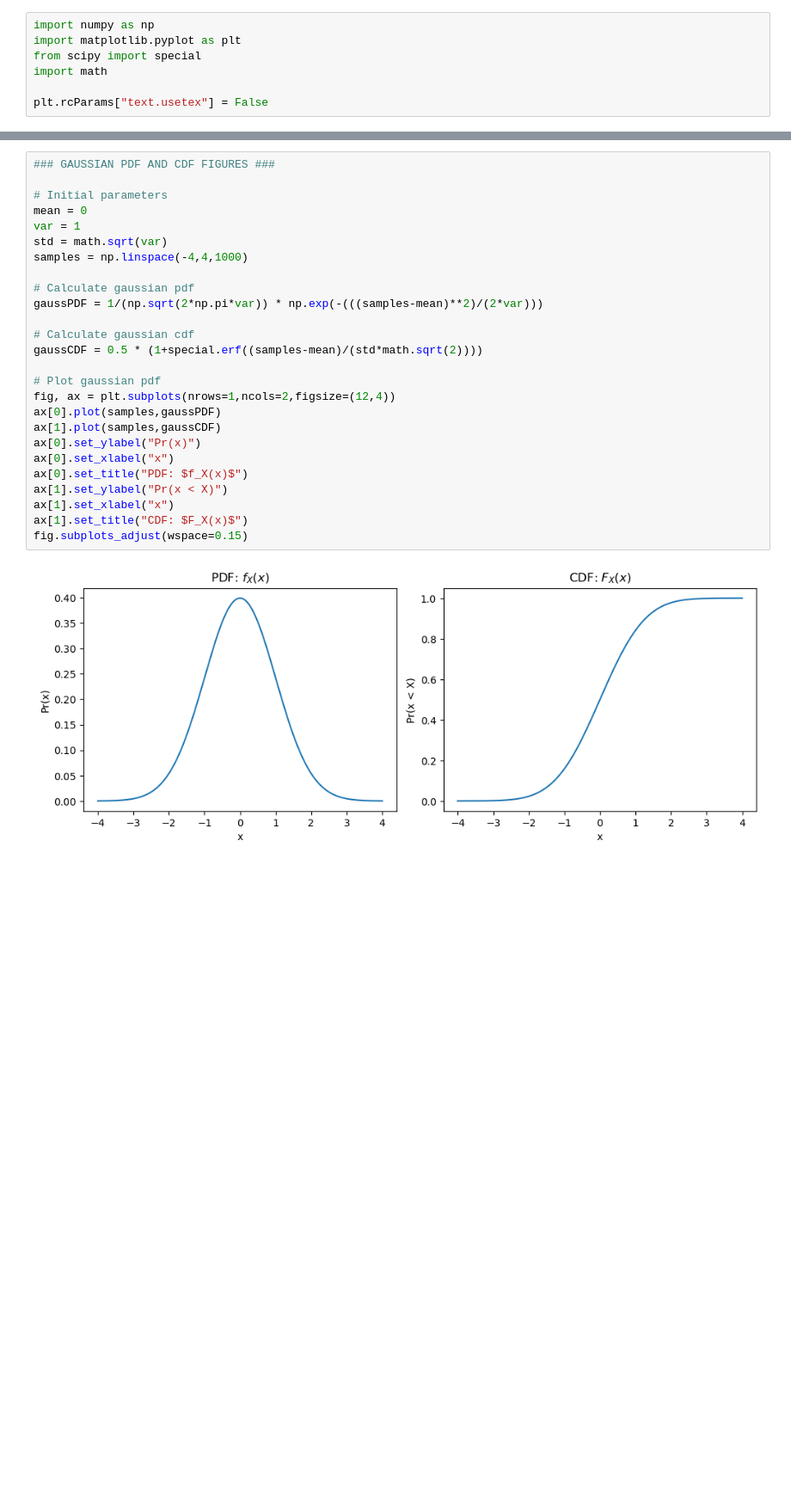
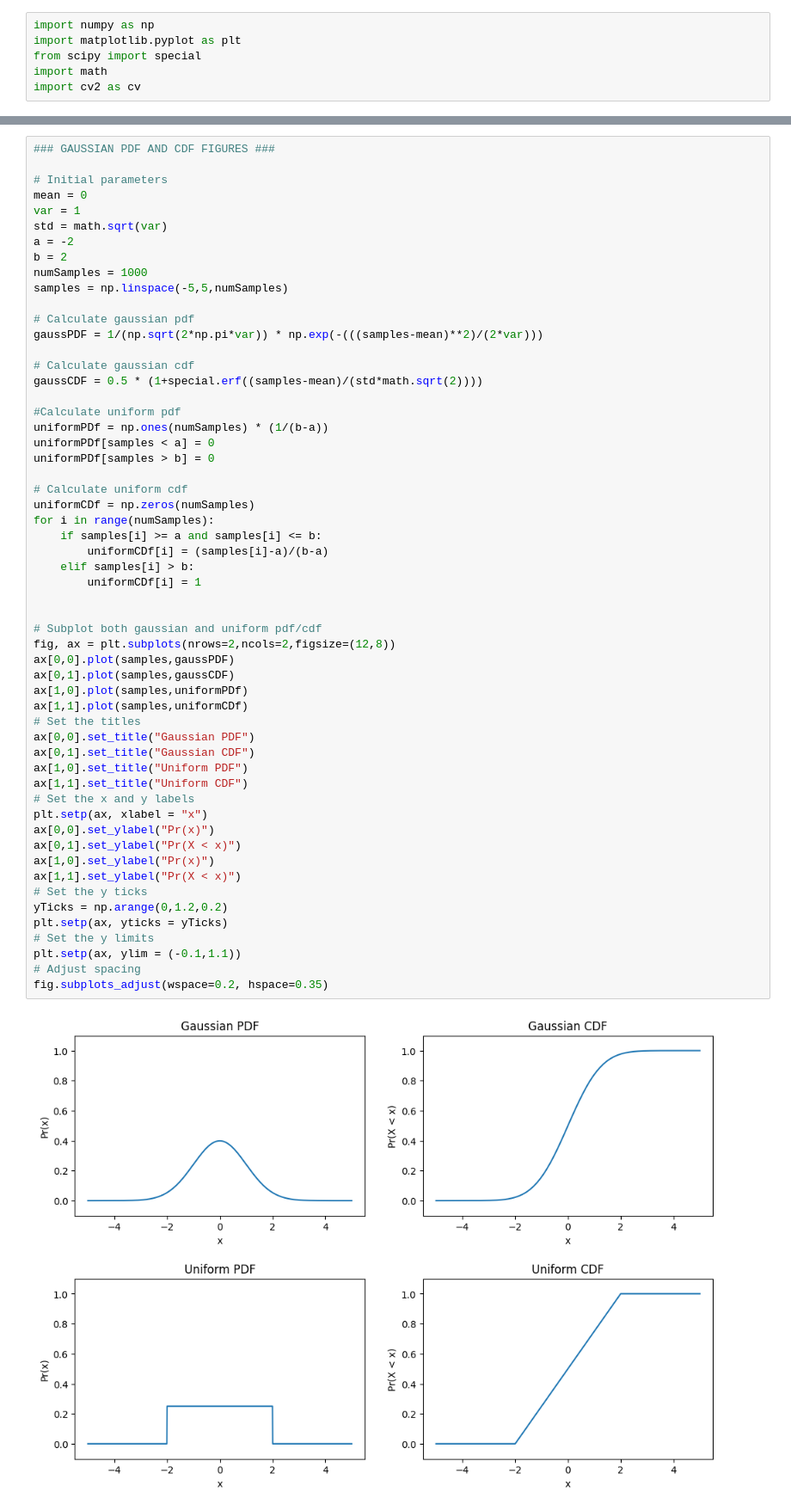
Before and after one commit to IanMcAtee/Histogram-Processing, a Jupyter notebook: figures.ipynb, the cells around one changed output, grey strips where cells are left out. Shown at 86% size. Saved outputs shown, nothing was run; the diff lists cells and outputs as text; blank space fills up the shorter version.

```diff
--- a/figures.ipynb
+++ b/figures.ipynb
@@ -3,5 +3,4 @@ import numpy as np
 import matplotlib.pyplot as plt
 from scipy import special
 import math
-
-plt.rcParams["text.usetex"] = False
+import cv2 as cv
@@ -8,28 +50,58 @@ plt.rcParams["text.usetex"] = False
 # %%
 ### GAUSSIAN PDF AND CDF FIGURES ###
 
 # Initial parameters
 mean = 0
 var = 1
 std = math.sqrt(var)
-samples = np.linspace(-4,4,1000)
+a = -2
+b = 2
+numSamples = 1000
+samples = np.linspace(-5,5,numSamples)
 
 # Calculate gaussian pdf
 gaussPDF = 1/(np.sqrt(2*np.pi*var)) * np.exp(-(((samples-mean)**2)/(2*var)))
 
 # Calculate gaussian cdf
 gaussCDF = 0.5 * (1+special.erf((samples-mean)/(std*math.sqrt(2))))
 
-# Plot gaussian pdf
-fig, ax = plt.subplots(nrows=1,ncols=2,figsize=(12,4))
-ax[0].plot(samples,gaussPDF)
-ax[1].plot(samples,gaussCDF)
-ax[0].set_ylabel("Pr(x)")
-ax[0].set_xlabel("x")
-ax[0].set_title("PDF: $f_X(x)$")
-ax[1].set_ylabel("Pr(x < X)")
-ax[1].set_xlabel("x")
-ax[1].set_title("CDF: $F_X(x)$")
-fig.subplots_adjust(wspace=0.15)
+#Calculate uniform pdf
+uniformPDf = np.ones(numSamples) * (1/(b-a))
+uniformPDf[samples < a] = 0
+uniformPDf[samples > b] = 0
+
+# Calculate uniform cdf
+uniformCDf = np.zeros(numSamples)
+for i in range(numSamples):
+    if samples[i] >= a and samples[i] <= b:
+        uniformCDf[i] = (samples[i]-a)/(b-a)
+    elif samples[i] > b:
+        uniformCDf[i] = 1
+
+
+# Subplot both gaussian and uniform pdf/cdf
+fig, ax = plt.subplots(nrows=2,ncols=2,figsize=(12,8))
+ax[0,0].plot(samples,gaussPDF)
+ax[0,1].plot(samples,gaussCDF)
+ax[1,0].plot(samples,uniformPDf)
+ax[1,1].plot(samples,uniformCDf)
+# Set the titles
+ax[0,0].set_title("Gaussian PDF")
+ax[0,1].set_title("Gaussian CDF")
+ax[1,0].set_title("Uniform PDF")
+ax[1,1].set_title("Uniform CDF")
+# Set the x and y labels
+plt.setp(ax, xlabel = "x")
+ax[0,0].set_ylabel("Pr(x)")
+ax[0,1].set_ylabel("Pr(X < x)")
+ax[1,0].set_ylabel("Pr(x)")
+ax[1,1].set_ylabel("Pr(X < x)")
+# Set the y ticks
+yTicks = np.arange(0,1.2,0.2)
+plt.setp(ax, yticks = yTicks)
+# Set the y limits
+plt.setp(ax, ylim = (-0.1,1.1))
+# Adjust spacing
+fig.subplots_adjust(wspace=0.2, hspace=0.35)
 # %% [output]
-[figure, old version]
+[figure, new version]
```
Also changed, not shown: parts of 1 cell of this notebook.
